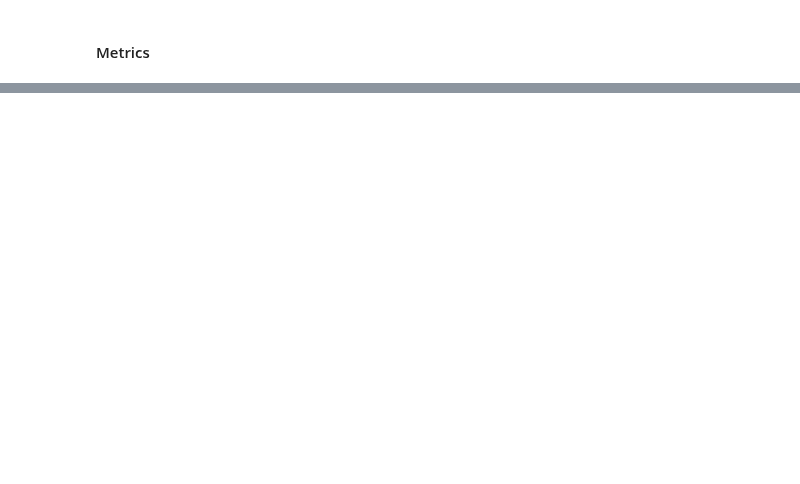
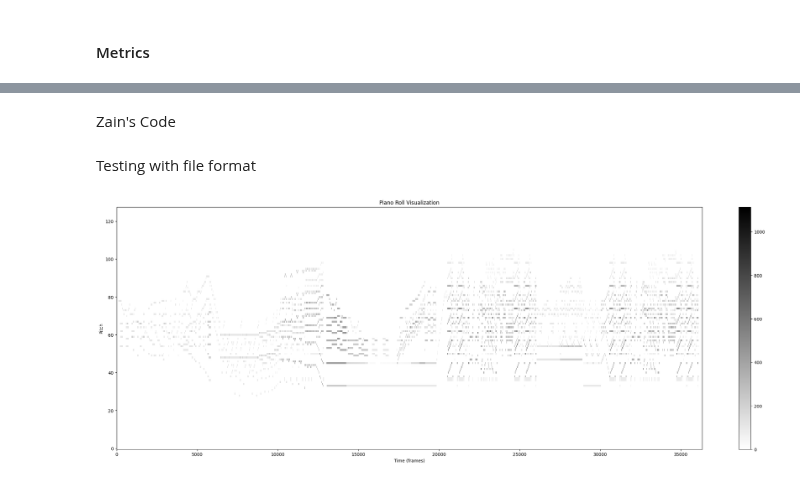
Before and after one commit to zainnobody/AAI-511-Final-Project, a Jupyter notebook: LSTM-Angel.ipynb, the cells around one changed output, grey strips where cells are left out. Cells and saved outputs as stored; diff of their text form; code cells hidden in the pictures; blank space fills up the shorter version.

```diff
--- a/LSTM-Angel.ipynb
+++ b/LSTM-Angel.ipynb
@@ -970,0 +974,27 @@ weighted avg       0.93      0.93      0.93       325
+# %% [markdown]
+Zain's Code
+# %% [markdown]
+Testing with file format
+# %%
+import pretty_midi
+import numpy as np
+import matplotlib.pyplot as plt
+
+
+test_file = 'raw_data_unzipped/Tchaikovsky Lake Of The Swans Act 1 1mov.mid'
+# Load MIDI file
+midi_data = pretty_midi.PrettyMIDI(test_file)
+
+# Generate piano roll
+piano_roll = midi_data.get_piano_roll(fs=100)
+
+# Plot piano roll
+plt.figure(figsize=(30, 10))
+plt.imshow(piano_roll, aspect='auto', origin='lower', cmap='gray_r', interpolation='nearest')
+plt.xlabel('Time (frames)')
+plt.ylabel('Pitch')
+plt.title('Piano Roll Visualization')
+plt.colorbar()
+plt.show()
+# %% [output]
+[figure, added]
```
Also changed, not shown: parts of 37 cells of this notebook.
